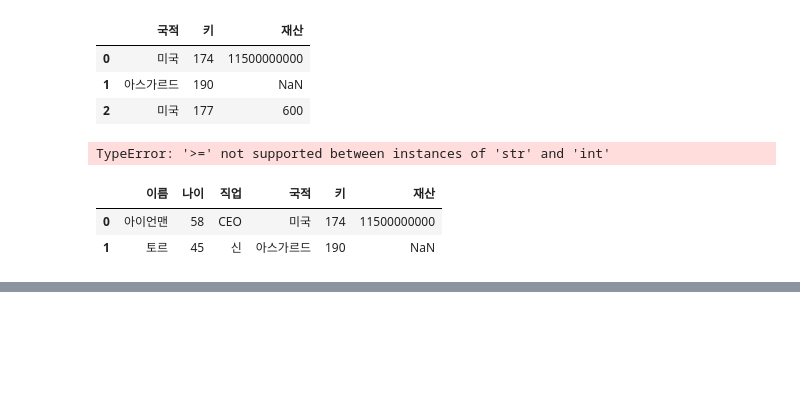
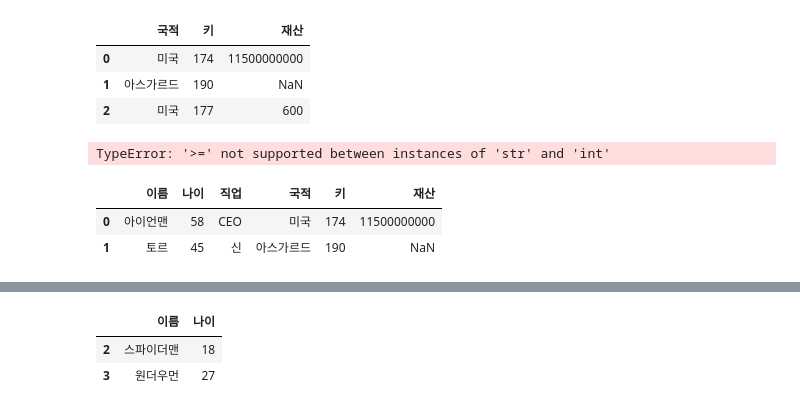
Before and after one commit to shins02/python-----, a Jupyter notebook: 20260327.ipynb, the cells around one changed output, grey strips where cells are left out. Saved outputs shown, nothing was run; the diff lists cells and outputs as text; code cells hidden in the pictures; blank space fills up the shorter version.

```diff
--- a/20260327.ipynb
+++ b/20260327.ipynb
@@ -595,0 +588,8 @@ NameError: name 'pd' is not defined
+# %%
+# 미션 : 키가 175 이상이면서 180이하인 사람들의 나이와 이름 컬럼 출력
+
+df.loc[(df['키'] >= 175) & (df['키'] <= 180), ['이름', '나이']]
+# %% [output]
+|  | 이름 | 나이 |
+| 2 | 스파이더맨 | 18 |
+| 3 | 원더우먼 | 27 |
```
Also changed, not shown: parts of 3 cells of this notebook, 14 other files.
